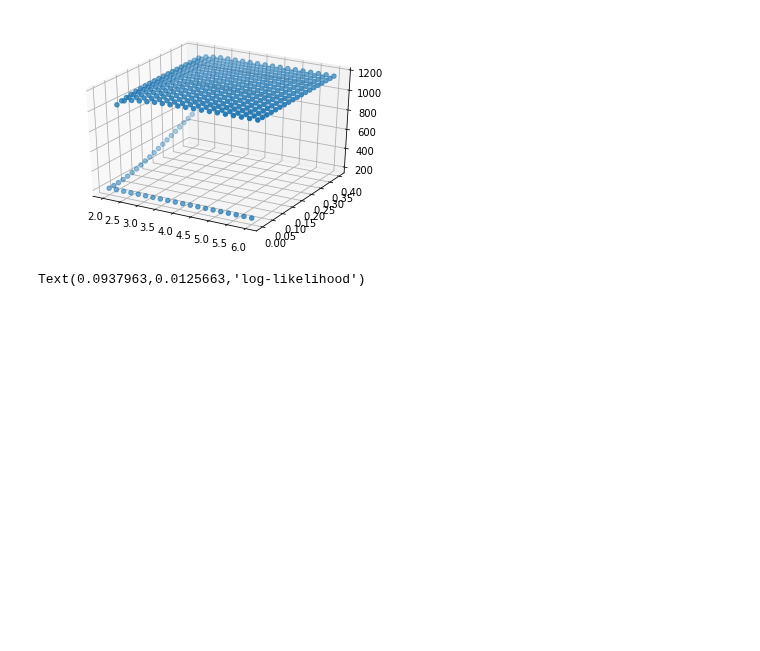
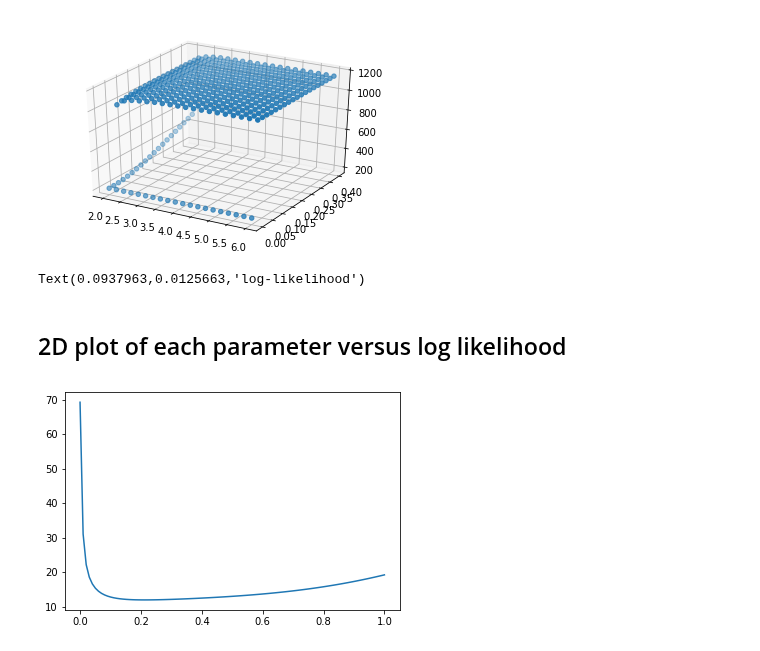
Before and after one commit to Maylibooyah69/RewardReversalPorject, a Jupyter notebook: MLE_1alpha.ipynb, the cells around one changed output. Saved outputs shown, nothing was run; the diff lists cells and outputs as text; code cells hidden in the pictures; blank space fills up the shorter version.

```diff
--- a/MLE_1alpha.ipynb
+++ b/MLE_1alpha.ipynb
@@ -306,3 +306,21 @@ ax.set_zlabel('log-likelihood')
 [figure]
 [figure]
 Text(0.0937963,0.0125663,'log-likelihood')
+# %% [markdown]
+## 2D plot of each parameter versus log likelihood
+# %%
+env = ToyQ2.toyQ_2choice()
+rat = ToyQ2.sig_rat(env,alpha=0.2, beta=4)
+env,rat = ToyQ2.train_rat(env,rat,100)
+Q = np.array(rat.Qlog)
+
+actions = rat.choiceLog
+rewards = env.obslog
+# %%
+# plot likelihood versus alpha
+alpha_list = np.linspace(0,1,100)
+ll_list = [neg_log_likelihood_2Q(i,4,actions,rewards) for i in alpha_list]
+plt.plot(alpha_list,ll_list)
+plt.show()
+# %% [output]
+[figure, added]
```
Also changed, not shown: parts of 2 cells of this notebook, 1 other file.
